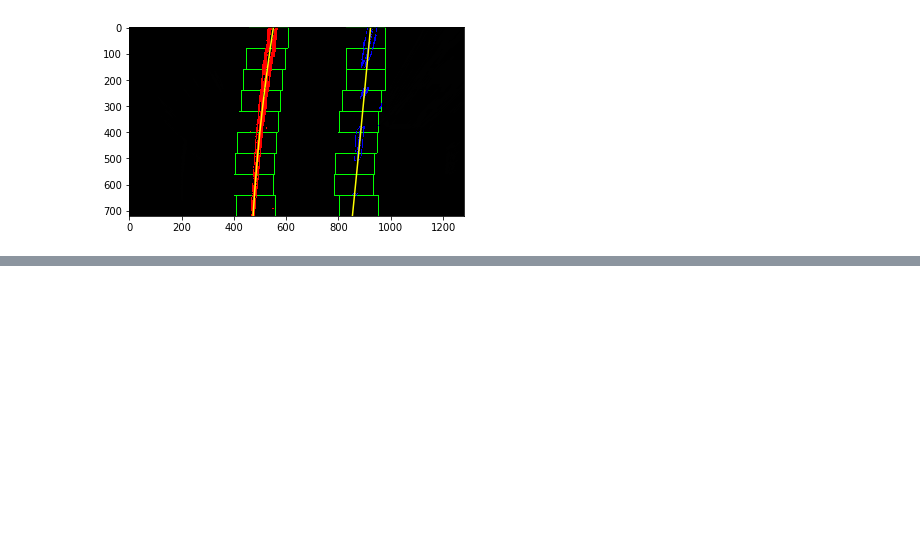
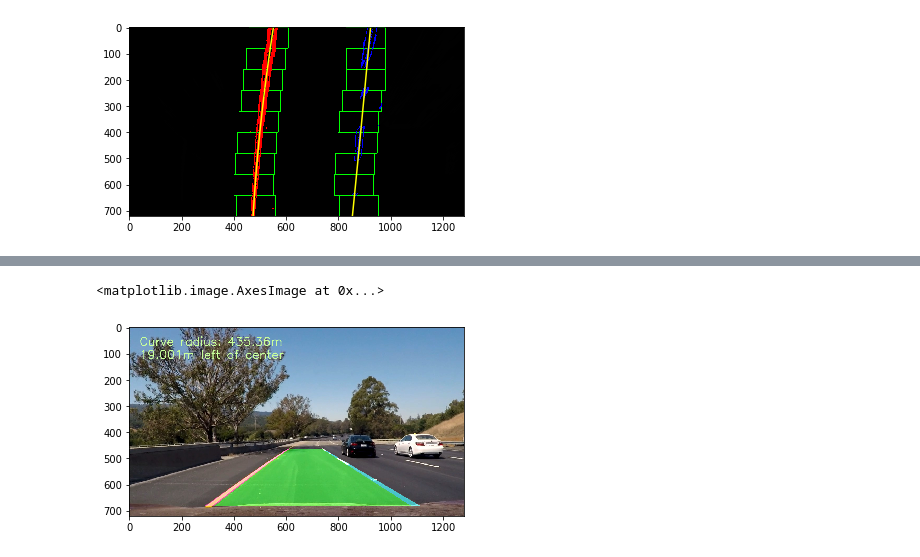
Before and after one commit to MaggiN1337/CarND-Advanced-Lane-Lines, a Jupyter notebook: main.ipynb, the cells around one changed output, grey strips where cells are left out. Drawn from its saved outputs; the diff is of its cells as text; code cells hidden in the pictures; blank space fills up the shorter version.

```diff
--- a/main.ipynb
+++ b/main.ipynb
@@ -98,11 +96,12 @@ No corners found in image: camera_cal\calibration5.jpg
 cali_mtx, cali_dist = calibrate_camera(FOLDER_CAMERA_CAL, CALIBRATION__JPG, obj_points, img_points)
 # %%
 calibration_file = FOLDER_CAMERA_CAL + CALIBRATION__JPG
-dst = cv2.undistort(cv2.imread(calibration_file), cali_mtx, cali_dist, None, cali_mtx)
+calibration_file_undistorted = cv2.undistort(cv2.imread(calibration_file), cali_mtx, cali_dist, None, cali_mtx)
+
 fig, (ax1, ax2) = plt.subplots(1, 2, figsize=(16, 4))
 ax1.imshow(cv2.imread(calibration_file))
 ax1.set_title('original: ' + calibration_file, fontsize=20)
-ax2.imshow(dst)
+ax2.imshow(calibration_file_undistorted)
 ax2.set_title('undistorted', fontsize=20)
 # %% [output]
 <matplotlib.text.Text at 0x...>
@@ -517,7 +533,6 @@ plt.imshow(result)
 # %%
 
 # TODO: from Udacity project lines on original image
-
 def draw_lane(original_img, binary_img, l_fit, r_fit, Minv):
     new_img = np.copy(original_img)
     if l_fit is None or r_fit is None:
@@ -527,9 +542,14 @@ def draw_lane(original_img, binary_img, l_fit, r_fit, Minv):
     color_warp = np.dstack((warp_zero, warp_zero, warp_zero))
 
     h, w = binary_img.shape[:2]
+    print("H: ", h)
+    print("W: ", w)
     ploty = np.linspace(0, h-1, num=h)
     left_fitx = l_fit[0]*ploty**2 + l_fit[1]*ploty + l_fit[2]
     right_fitx = r_fit[0]*ploty**2 + r_fit[1]*ploty + r_fit[2]
+
+    left_curverad, right_curverad, distance_from_center = measure_curvature_pixels(ploty, left_fitx, right_fitx)
+    print("Left_rad: %f Right_rad: %f Distance: %f" % (left_curverad, right_curverad, distance_from_center))
 
     # Recast the x and y points into usable format for cv2.fillPoly()
     pts_left = np.array([np.transpose(np.vstack([left_fitx, ploty]))])
@@ -545,4 +565,4 @@ def draw_lane(original_img, binary_img, l_fit, r_fit, Minv):
     newwarp = cv2.warpPerspective(color_warp, Minv, (w, h))
     # Combine the result with the original image
     result = cv2.addWeighted(new_img, 1, newwarp, 0.5, 0)
-    return result
+    return result, left_curverad, right_curverad, distance_from_center
@@ -552,4 +569,4 @@ def draw_lane(original_img, binary_img, l_fit, r_fit, Minv):
 # %%
-final_img = draw_lane(transformation_image, warped_binary, left_fit_last, right_fit_last, Minv)
+final_img, left_curverad, right_curverad, distance_from_center = draw_lane(transformation_image, warped_binary, left_fit_last, right_fit_last, Minv)
 plt.imshow(final_img)
 # %% [output]
@@ -557 +582,23 @@ plt.imshow(final_img)
 [figure]
+# %%
+def draw_data(original_img, curv_rad, center_dist):
+    new_img = np.copy(original_img)
+    h = new_img.shape[0]
+    font = cv2.FONT_ITALIC
+    text = 'Curve radius: ' + '{:04.2f}'.format(curv_rad) + 'm'
+    cv2.putText(new_img, text, (40, 70), font, 1.5, (200, 255, 155), 2, cv2.LINE_AA)
+    direction = ''
+    if center_dist > 0:
+        direction = 'right'
+    elif center_dist < 0:
+        direction = 'left'
+    abs_center_dist = abs(center_dist)
+    text = '{:04.3f}'.format(abs_center_dist) + 'm ' + direction + ' of center'
+    cv2.putText(new_img, text, (40, 120), font, 1.5, (200, 255, 155), 2, cv2.LINE_AA)
+    return new_img
+# %%
+final_img_with_meta = draw_data(final_img, (left_curverad + right_curverad)/2, distance_from_center)
+plt.imshow(final_img_with_meta)
+# %% [output]
+<matplotlib.image.AxesImage at 0x...>
+[figure, added]
```
Also changed, not shown: parts of 9 cells of this notebook, 1 other file.
